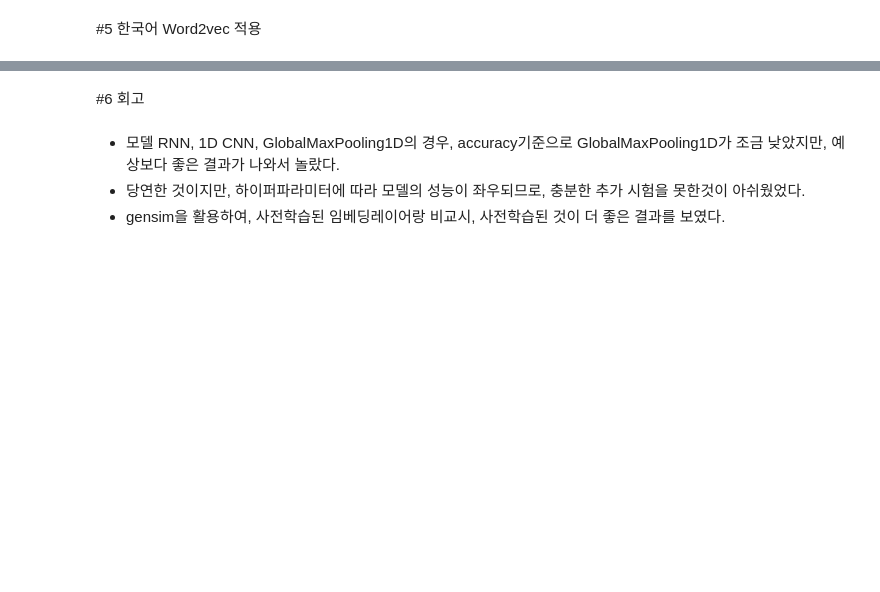
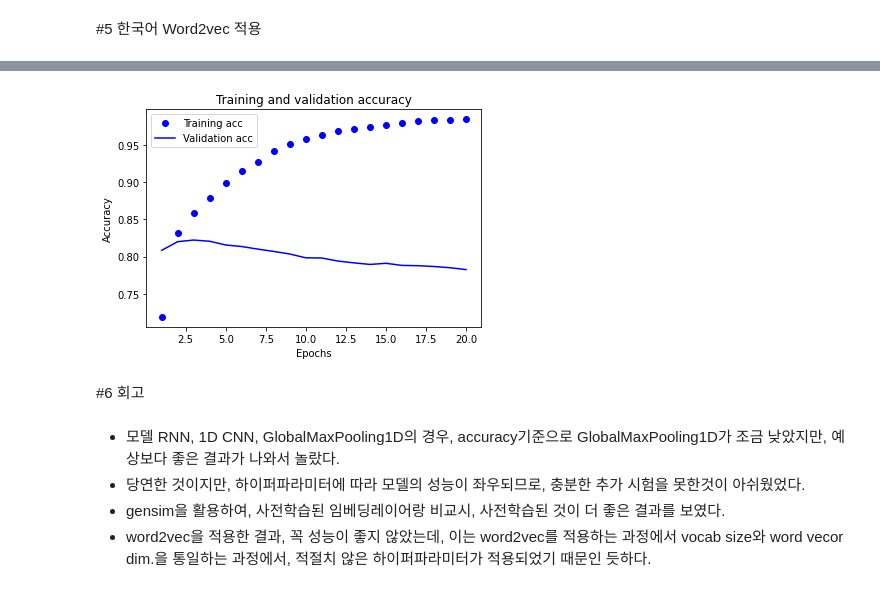
Before and after one commit to twelvesense/first-repository, a Jupyter notebook: ExplNode09.ipynb, the cells around one changed output, grey strips where cells are left out. Drawn from its saved outputs; the diff is of its cells as text; code cells hidden in the pictures; blank space fills up the shorter version.

```diff
--- a/ExplNode09.ipynb
+++ b/ExplNode09.ipynb
@@ -831,6 +920,17 @@ embedding_matrix = np.random.rand(vocab_size, word_vector_dim)
+# %%
+plt.plot(epochs, acc, 'bo', label='Training acc')
+plt.plot(epochs, val_acc, 'b', label='Validation acc')
+plt.title('Training and validation accuracy')
+plt.xlabel('Epochs')
+plt.ylabel('Accuracy')
+plt.legend()
+plt.show()
+# %% [output]
+[figure, added]
 # %% [markdown]
 #6 회고
 # %% [markdown]
 * 모델 RNN, 1D CNN, GlobalMaxPooling1D의 경우, accuracy기준으로 GlobalMaxPooling1D가 조금 낮았지만, 예상보다 좋은 결과가 나와서 놀랐다.
 * 당연한 것이지만, 하이퍼파라미터에 따라 모델의 성능이 좌우되므로, 충분한 추가 시험을 못한것이 아쉬웠었다.
 * gensim을 활용하여, 사전학습된 임베딩레이어랑 비교시, 사전학습된 것이 더 좋은 결과를 보였다.
+* word2vec을 적용한 결과, 꼭 성능이 좋지 않았는데, 이는 word2vec를 적용하는 과정에서 vocab size와 word vecor dim.을 통일하는 과정에서, 적절치 않은 하이퍼파라미터가 적용되었기 때문인 듯하다.
```
Also changed, not shown: parts of 6 cells of this notebook.
